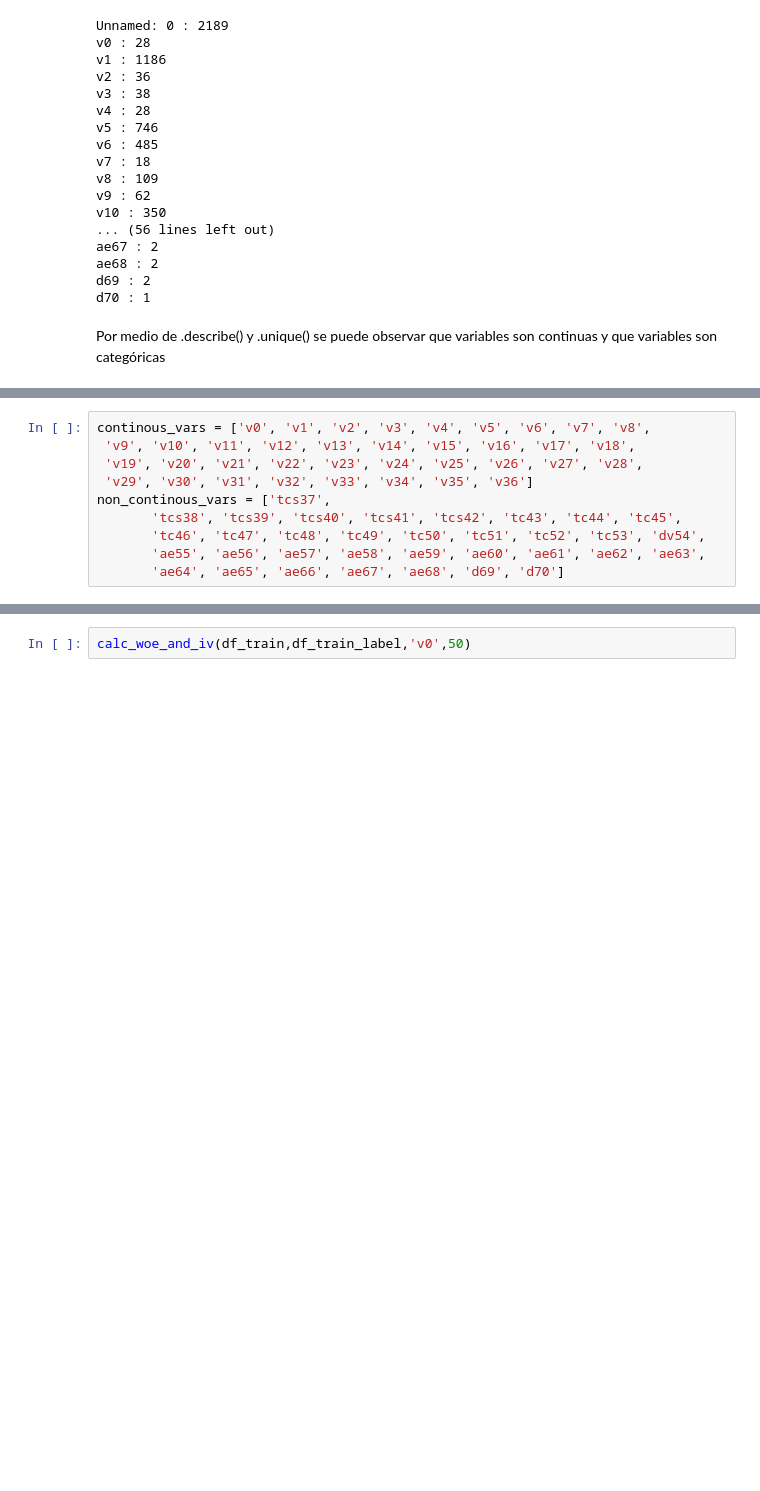
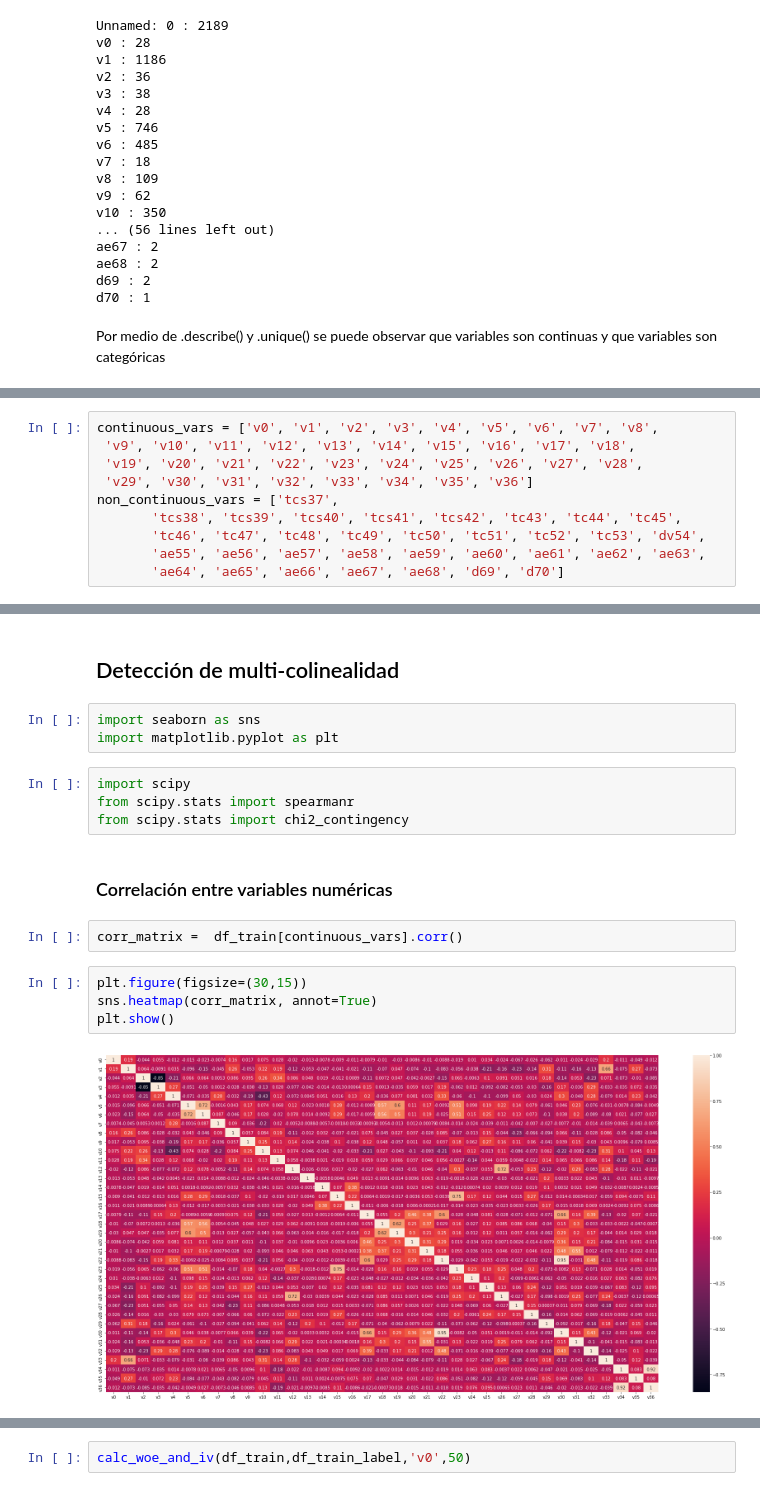
Before and after one commit to hermanxcxr/00_mod_clasificacion_dist_desbalanceada, a Jupyter notebook: 01_modeling.ipynb, the cells around one changed output, grey strips where cells are left out. Drawn from its saved outputs; the diff is of its cells as text; blank space fills up the shorter version.

```diff
--- a/01_modeling.ipynb
+++ b/01_modeling.ipynb
@@ -74,9 +102,9 @@ Por medio de .describe() y .unique() se puede observar que variables son continu
 # %%
-continous_vars = ['v0', 'v1', 'v2', 'v3', 'v4', 'v5', 'v6', 'v7', 'v8',
+continuous_vars = ['v0', 'v1', 'v2', 'v3', 'v4', 'v5', 'v6', 'v7', 'v8',
  'v9', 'v10', 'v11', 'v12', 'v13', 'v14', 'v15', 'v16', 'v17', 'v18',
  'v19', 'v20', 'v21', 'v22', 'v23', 'v24', 'v25', 'v26', 'v27', 'v28',
  'v29', 'v30', 'v31', 'v32', 'v33', 'v34', 'v35', 'v36']
-non_continous_vars = ['tcs37',
+non_continuous_vars = ['tcs37',
        'tcs38', 'tcs39', 'tcs40', 'tcs41', 'tcs42', 'tc43', 'tc44', 'tc45',
        'tc46', 'tc47', 'tc48', 'tc49', 'tc50', 'tc51', 'tc52', 'tc53', 'dv54',
        'ae55', 'ae56', 'ae57', 'ae58', 'ae59', 'ae60', 'ae61', 'ae62', 'ae63',
@@ -85,0 +112,19 @@ non_continous_vars = ['tcs37',
+# %% [markdown]
+## Detección de multi-colinealidad
+# %%
+import seaborn as sns
+import matplotlib.pyplot as plt
+# %%
+import scipy
+from scipy.stats import spearmanr
+from scipy.stats import chi2_contingency
+# %% [markdown]
+### Correlación entre variables numéricas
+# %%
+corr_matrix =  df_train[continuous_vars].corr()
+# %%
+plt.figure(figsize=(30,15))
+sns.heatmap(corr_matrix, annot=True)
+plt.show()
+# %% [output]
+[figure, added]
```
Also changed, not shown: parts of 184 cells of this notebook.
